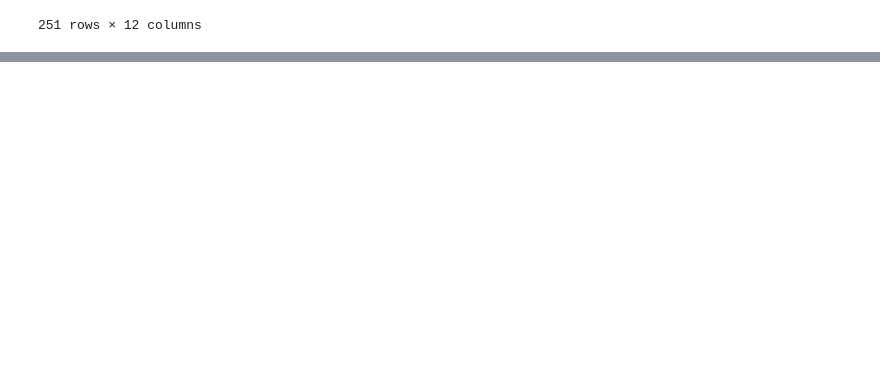
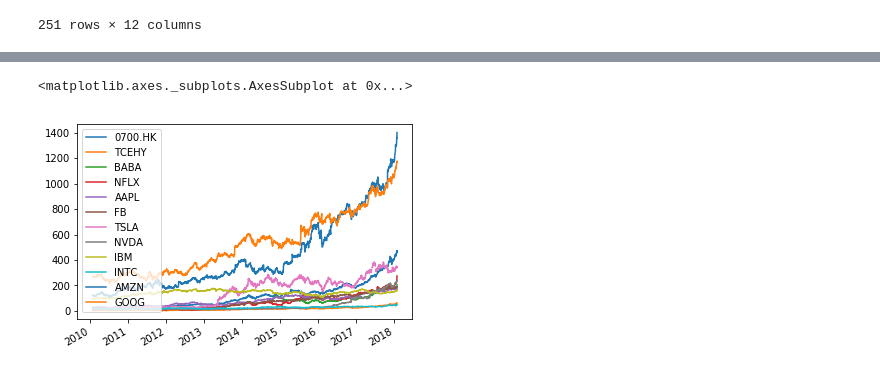
Before and after one commit to Oadegbite/Projects, a Jupyter notebook: UdacityFinacialCourse/TestBox.ipynb, the cells around one changed output, grey strips where cells are left out. Cells and saved outputs as stored; diff of their text form; code cells hidden in the pictures; blank space fills up the shorter version.

```diff
--- a/UdacityFinacialCourse/TestBox.ipynb
+++ b/UdacityFinacialCourse/TestBox.ipynb
@@ -397,0 +422,2 @@ df
+# %%
+testdf = MakeJoin(Following,'Adj Close',)
@@ -397,0 +443,5 @@ df
+# %%
+testdf.plot()
+# %% [output]
+<matplotlib.axes._subplots.AxesSubplot at 0x...>
+[figure, added]
```
Also changed, not shown: parts of 60 cells of this notebook, 2 other files.
